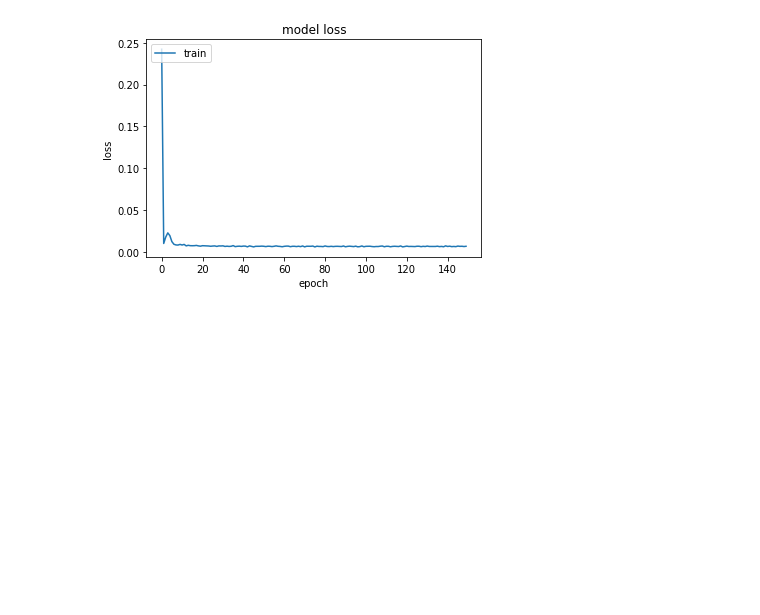
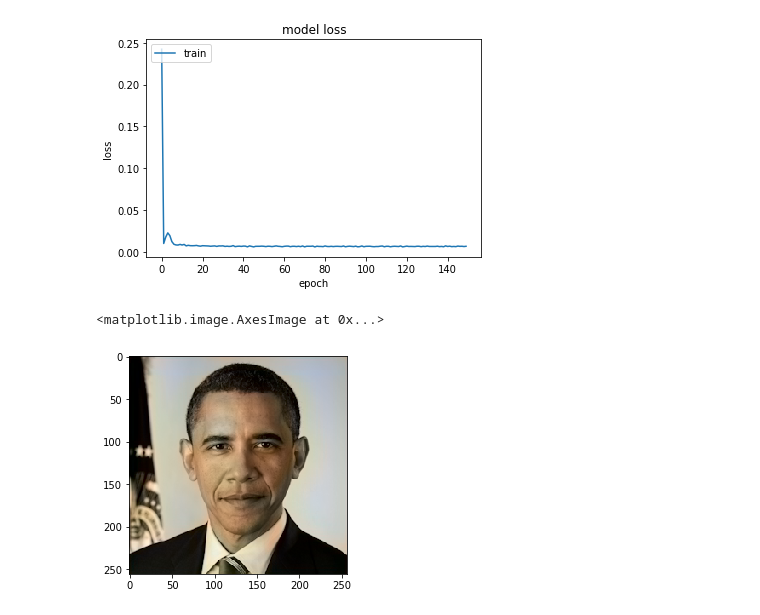
Before and after one commit to choidam/DL-colorization, a Jupyter notebook: DL_FINAL.ipynb, the cells around one changed output. Cells and saved outputs as stored; diff of their text form; code cells hidden in the pictures; blank space fills up the shorter version.

```diff
--- a/DL_FINAL.ipynb
+++ b/DL_FINAL.ipynb
@@ -197,3 +195,25 @@ json_file.close()
 loaded_model = model_from_json(loaded_model_json)
 # load weights into new model
 loaded_model.load_weights("model.h5")
+# %%
+from pylab import *
+
+img1_color = []
+
+img1 = img_to_array(load_img('mydata/test/04.png'))
+img1_color.append(img1)
+
+img1_color = np.array(img1_color, dtype=float)
+img1_color = rgb2lab(1.0/255 * img1_color)[:,:,:,0]
+img1_color = img1_color.reshape(img1_color.shape+(1,))
+
+output1 = loaded_model.predict(img1_color)
+output1 = output1 * 128
+
+result = np.zeros((256,256,3))
+result[:,:,0] = img1_color[0][:,:,0]
+result[:,:,1:] = output1[0]
+imshow(lab2rgb(result))
+# %% [output]
+<matplotlib.image.AxesImage at 0x...>
+[figure, added]
```
Also changed, not shown: parts of 5 cells of this notebook.
